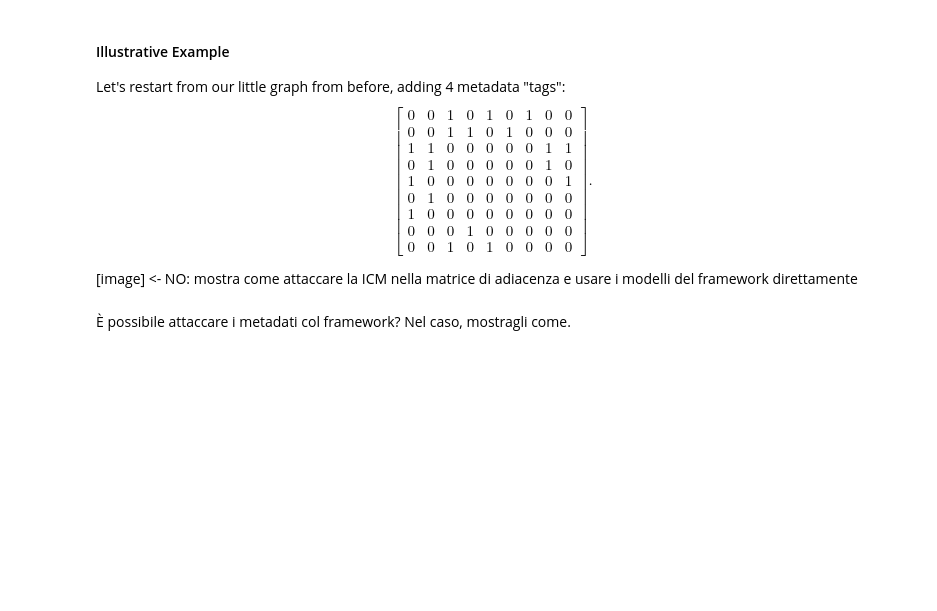
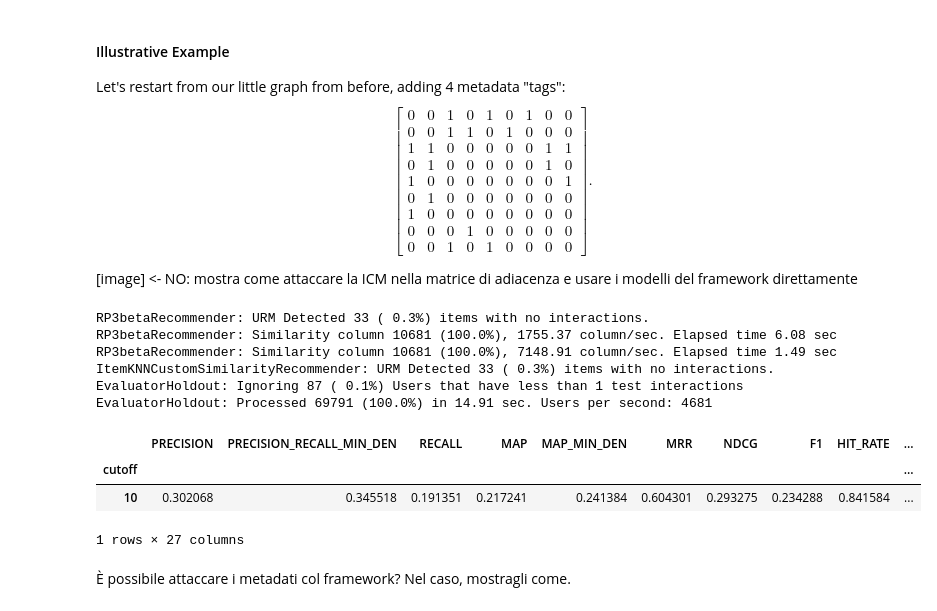
Before and after one commit to tomaz-suller/recsys, a Jupyter notebook: Practice extra 10 - Graph-based Recommenders basics.ipynb, the cells around one changed output. Cells and saved outputs as stored; diff of their text form; code cells hidden in the pictures; blank space fills up the shorter version.

```diff
--- a/Practice extra 10 - Graph-based Recommenders basics.ipynb
+++ b/Practice extra 10 - Graph-based Recommenders basics.ipynb
@@ -322,24 +322,24 @@ class Incremental_Similarity_Builder:
         return sparseMatrix
 # %%
 from Recommenders.Recommender_utils import similarityMatrixTopK
-from sklearn.preprocessing import normalize
 
-def block_mul(matrix_1, matrix_2, block_dim : int = 200, topK = 100, normalize_sim : bool = False):
+def block_mul(matrix_1, matrix_2, block_dim : int = 200, topK = 100, normalize_sim : bool = False, degree = None):
 
-    # only builds SQUARE matrices!! ziopera, need to rebuild
     similarity_builder = Incremental_Similarity_Builder(matrix_1.shape[0], matrix_2.shape[1], initial_data_block=matrix_2.shape[1]*topK, dtype = np.float32)
 
     for current_block_start_row in range(0, matrix_1.shape[0], block_dim):
 
-        if current_block_start_row + block_dim > matrix_2.shape[1]:
-            block_dim = matrix_2.shape[1] - current_block_start_row
+        if current_block_start_row + block_dim > matrix_1.shape[0]:
+            block_dim = matrix_1.shape[0] - current_block_start_row
 
         similarity_block = matrix_1[current_block_start_row:current_block_start_row + block_dim, :] * matrix_2
         similarity_block = similarity_block.toarray()
 
         for row_in_block in range(block_dim):
             row_data = similarity_block[row_in_block, :]
-            row_data[current_block_start_row + row_in_block] = 0 # <-- elements on diagonal are set to 0, prevent obvious solution
+            if degree is not None : row_data = np.multiply(row_data, degree)
+            if current_block_start_row + row_in_block < matrix_2.shape[1]:
+                row_data[current_block_start_row + row_in_block] = 0 # <-- elements on diagonal are set to 0, prevent obvious solution
 
             relevant_items_partition = np.argpartition(-row_data, topK-1, axis=0)[:topK]
             row_data = row_data[relevant_items_partition]
@@ -789,3 +842,42 @@ Let's restart from our little graph from before, adding 4 metadata "tags":$$\beg
+# %%
+ICM_genres = data_loaded.get_loaded_ICM_dict()["ICM_genres"]
+# %%
+from Recommenders.GraphBased.RP3betaRecommender import RP3betaRecommender
+from Recommenders.KNN.ItemKNNCustomSimilarityRecommender import ItemKNNCustomSimilarityRecommender
+from Evaluation.Evaluator import EvaluatorHoldout
+
+icm_weight = 0.5 # <- tunable hyperparameter
+
+# Train graph-based recommender
+# U -> I -> [U -> I] <-- normal RP3beta
+u_i_recommender = RP3betaRecommender(URM_train_val)
+u_i_recommender.fit(alpha=0.5, beta=0.3, implicit=True)
+
+# U -> I -> [A -> I] <-- tag-based RP3beta
+a_i_recommender = RP3betaRecommender(ICM_genres.T)
+a_i_recommender.fit(alpha=0.5, beta=0.3)
+
+custom_similarity = u_i_recommender.W_sparse + icm_weight * a_i_recommender.W_sparse # <- additionally, you could try normalizations
+
+# Hybrid similarity recommender
+recommender = ItemKNNCustomSimilarityRecommender(URM_train_val)
+recommender.fit(custom_similarity)
+
+evaluator_test = EvaluatorHoldout(URM_test, [10])
+
+result_df_hybrid, _ = evaluator_test.evaluateRecommender(recommender)
+result_df_hybrid
+# %% [output]
+RP3betaRecommender: URM Detected 33 ( 0.3%) items with no interactions.
+RP3betaRecommender: Similarity column 10681 (100.0%), 1755.37 column/sec. Elapsed time 6.08 sec
+RP3betaRecommender: Similarity column 10681 (100.0%), 7148.91 column/sec. Elapsed time 1.49 sec
+ItemKNNCustomSimilarityRecommender: URM Detected 33 ( 0.3%) items with no interactions.
+EvaluatorHoldout: Ignoring 87 ( 0.1%) Users that have less than 1 test interactions
+EvaluatorHoldout: Processed 69791 (100.0%) in 14.91 sec. Users per second: 4681
+|  | PRECISION | PRECISION_RECALL_MIN_DEN | RECALL | MAP | MAP_MIN_DEN | MRR | NDCG | F1 | HIT_RATE | ... |
+| cutoff |  |  |  |  |  |  |  |  |  | ... |
+| 10 | 0.302068 | 0.345518 | 0.191351 | 0.217241 | 0.241384 | 0.604301 | 0.293275 | 0.234288 | 0.841584 | ... |
+1 rows × 27 columns
 # %% [markdown]
 È possibile attaccare i metadati col framework? Nel caso, mostragli come.
 # %% [markdown]
```
Also changed, not shown: parts of 24 cells of this notebook.
